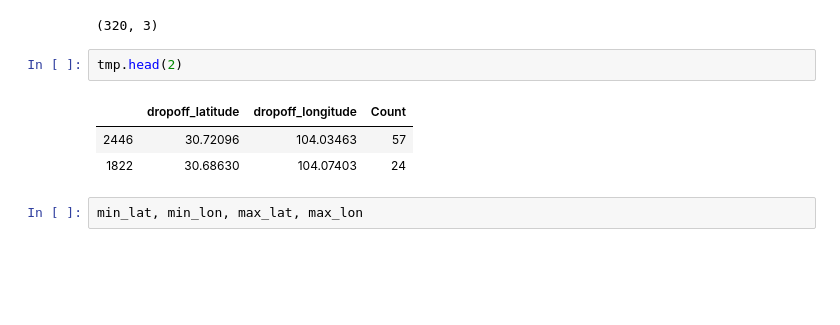
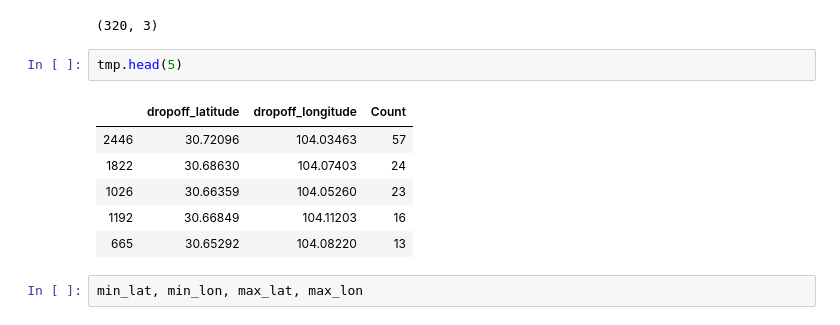
Before and after one commit to ridhi1412/capstone_didi, a Jupyter notebook: EDA_mapplots.ipynb, the cells around one changed output. Saved outputs shown, nothing was run; the diff lists cells and outputs as text; blank space fills up the shorter version.

```diff
--- a/EDA_mapplots.ipynb
+++ b/EDA_mapplots.ipynb
@@ -468,11 +468,14 @@ tmp.shape
 # %% [output]
 (320, 3)
 # %%
-tmp.head(2)
+tmp.head(5)
 # %% [output]
 |  | dropoff_latitude | dropoff_longitude | Count |
 | 2446 | 30.72096 | 104.03463 | 57 |
 | 1822 | 30.68630 | 104.07403 | 24 |
+| 1026 | 30.66359 | 104.05260 | 23 |
+| 1192 | 30.66849 | 104.11203 | 16 |
+| 665 | 30.65292 | 104.08220 | 13 |
 # %%
 min_lat, min_lon, max_lat, max_lon
 # %% [output]
```
